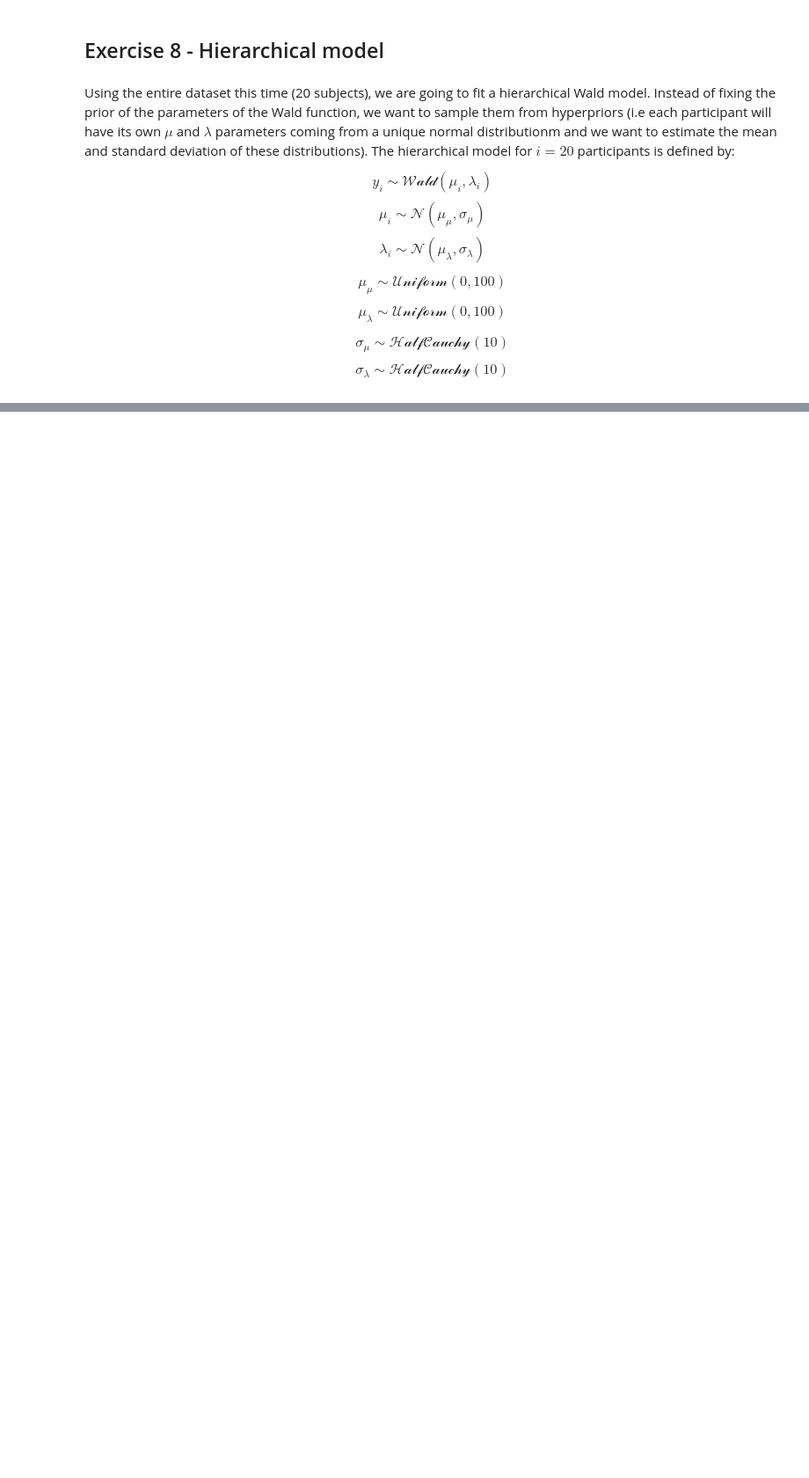
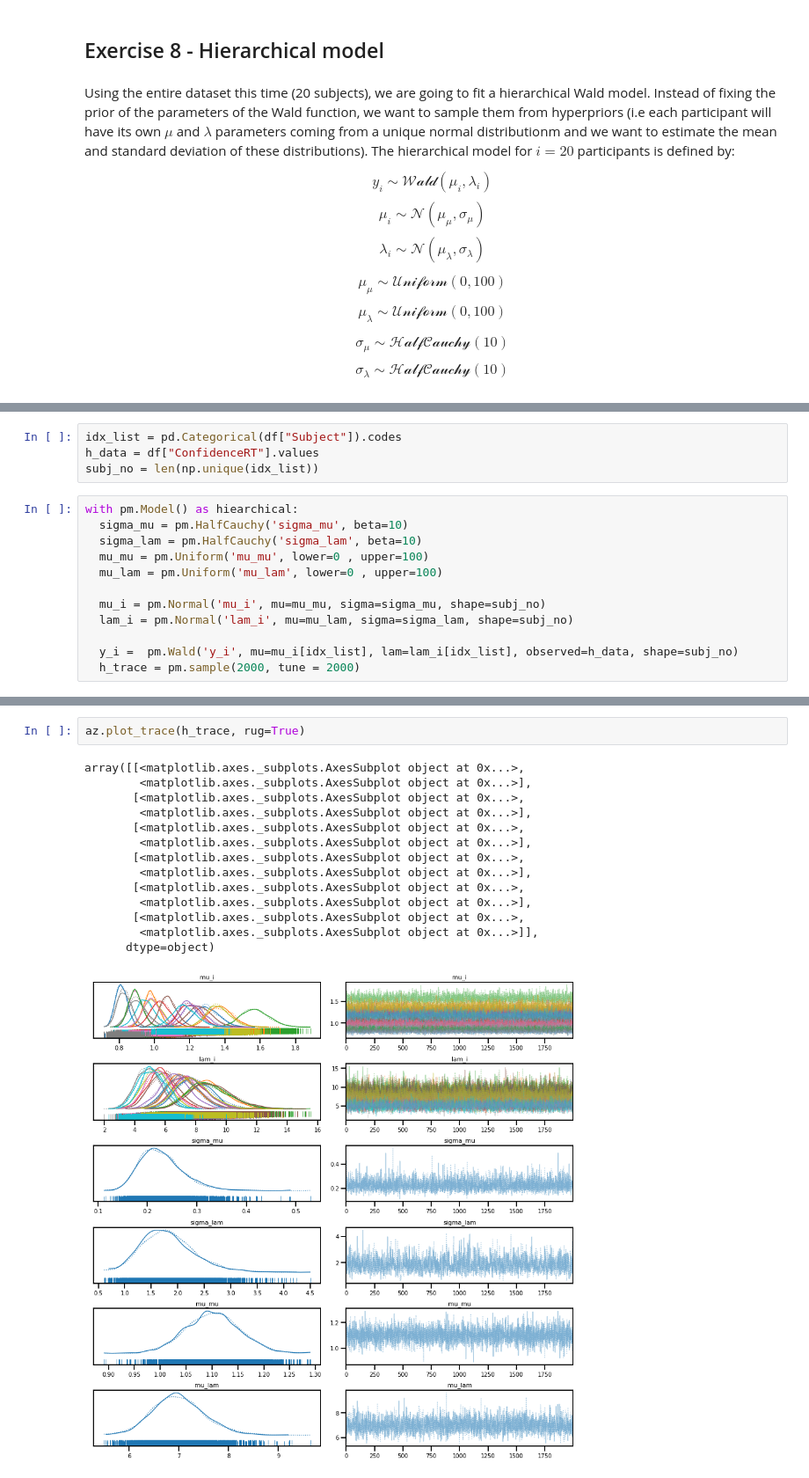
Before and after one commit to Naeghil/ACM_Portfolios, a Jupyter notebook: portfolio1.ipynb, the cells around one changed output, grey strips where cells are left out. Shown at 88% size. Drawn from its saved outputs; the diff is of its cells as text; blank space fills up the shorter version.

```diff
--- a/portfolio1.ipynb
+++ b/portfolio1.ipynb
@@ -298,0 +358,16 @@ $$\sigma_{\lambda} \sim \mathcal{HalfCauchy}(10)$$
+# %%
+idx_list = pd.Categorical(df["Subject"]).codes
+h_data = df["ConfidenceRT"].values
+subj_no = len(np.unique(idx_list))
+# %%
+with pm.Model() as hiearchical:
+  sigma_mu = pm.HalfCauchy('sigma_mu', beta=10)
+  sigma_lam = pm.HalfCauchy('sigma_lam', beta=10)
+  mu_mu = pm.Uniform('mu_mu', lower=0 , upper=100)
+  mu_lam = pm.Uniform('mu_lam', lower=0 , upper=100)
+
+  mu_i = pm.Normal('mu_i', mu=mu_mu, sigma=sigma_mu, shape=subj_no)
+  lam_i = pm.Normal('lam_i', mu=mu_lam, sigma=sigma_lam, shape=subj_no)
+
+  y_i =  pm.Wald('y_i', mu=mu_i[idx_list], lam=lam_i[idx_list], observed=h_data, shape=subj_no)
+  h_trace = pm.sample(2000, tune = 2000)
@@ -298,0 +382,17 @@ $$\sigma_{\lambda} \sim \mathcal{HalfCauchy}(10)$$
+# %%
+az.plot_trace(h_trace, rug=True)
+# %% [output]
+array([[<matplotlib.axes._subplots.AxesSubplot object at 0x...>,
+        <matplotlib.axes._subplots.AxesSubplot object at 0x...>],
+       [<matplotlib.axes._subplots.AxesSubplot object at 0x...>,
+        <matplotlib.axes._subplots.AxesSubplot object at 0x...>],
+       [<matplotlib.axes._subplots.AxesSubplot object at 0x...>,
+        <matplotlib.axes._subplots.AxesSubplot object at 0x...>],
+       [<matplotlib.axes._subplots.AxesSubplot object at 0x...>,
+        <matplotlib.axes._subplots.AxesSubplot object at 0x...>],
+       [<matplotlib.axes._subplots.AxesSubplot object at 0x...>,
+        <matplotlib.axes._subplots.AxesSubplot object at 0x...>],
+       [<matplotlib.axes._subplots.AxesSubplot object at 0x...>,
+        <matplotlib.axes._subplots.AxesSubplot object at 0x...>]],
+      dtype=object)
+[figure, added]
```
Also changed, not shown: parts of 18 cells of this notebook.
